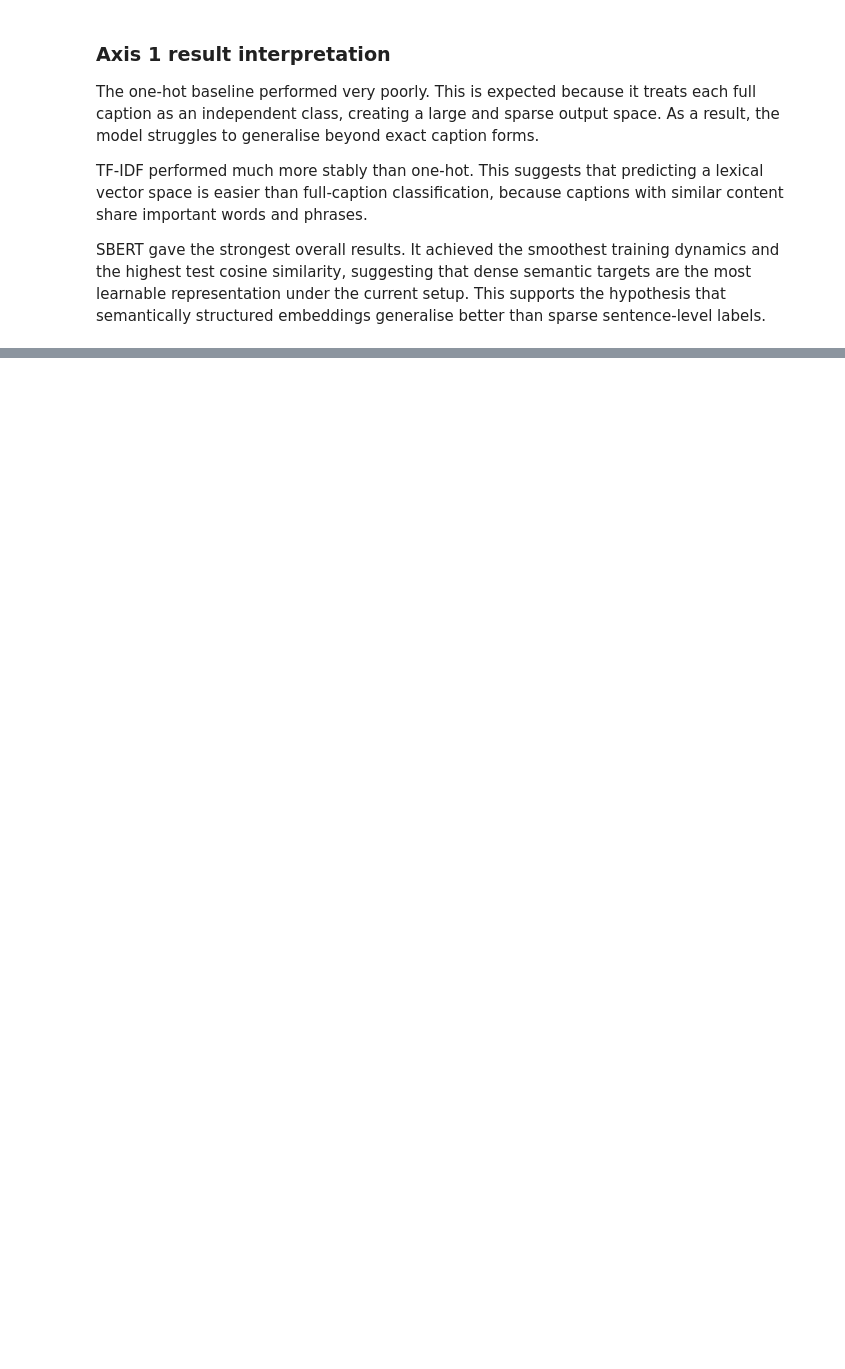
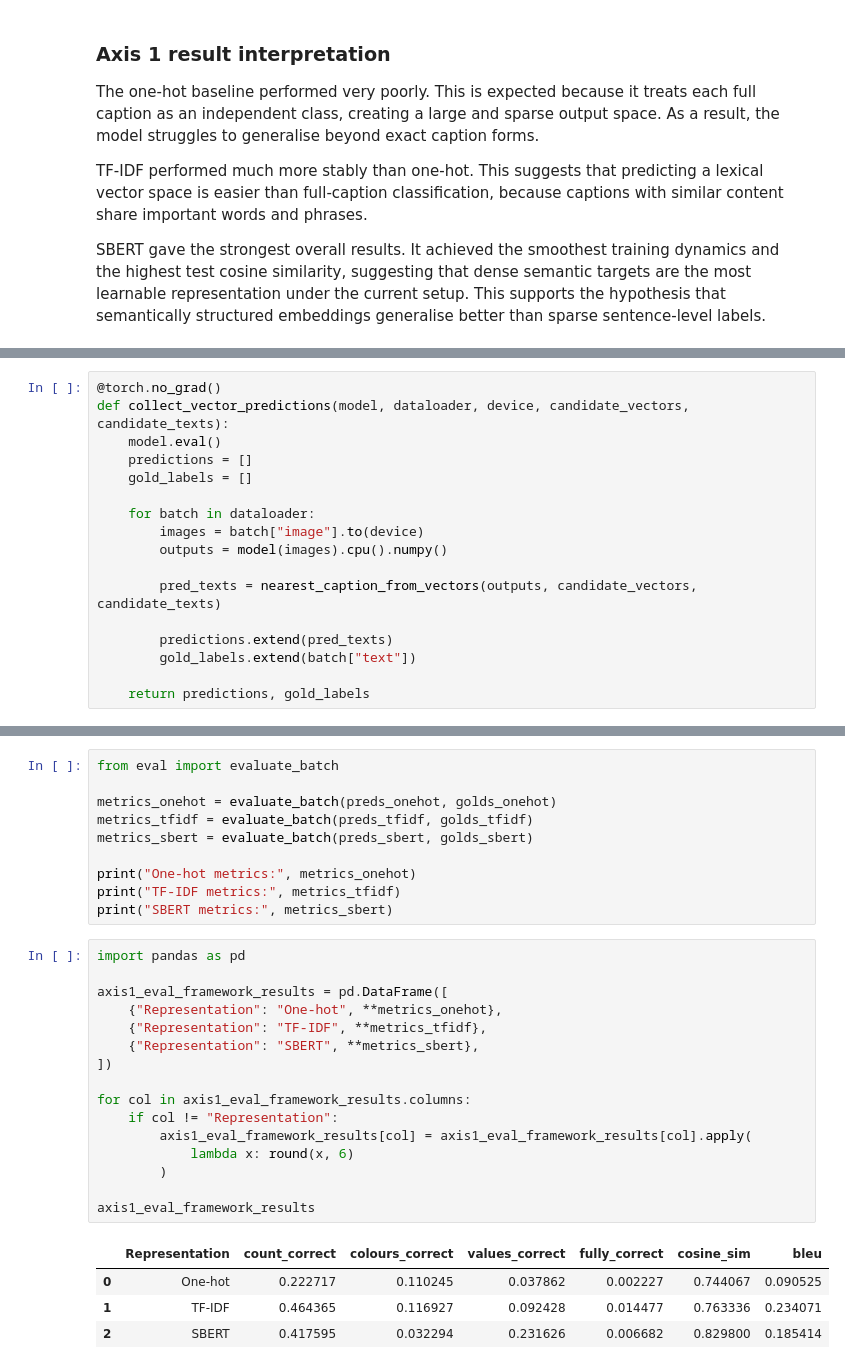
Before and after one commit to fwood9/AI-Text-Analytics-Group-Project, a Jupyter notebook: Working/A1_axis1_experiments_Liang.ipynb, the cells around one changed output, grey strips where cells are left out. Drawn from its saved outputs; the diff is of its cells as text; blank space fills up the shorter version.

```diff
--- a/Working/A1_axis1_experiments_Liang.ipynb
+++ b/Working/A1_axis1_experiments_Liang.ipynb
@@ -1316,0 +1370,17 @@ SBERT gave the strongest overall results. It achieved the smoothest training dyn
+# %%
+@torch.no_grad()
+def collect_vector_predictions(model, dataloader, device, candidate_vectors, candidate_texts):
+    model.eval()
+    predictions = []
+    gold_labels = []
+
+    for batch in dataloader:
+        images = batch["image"].to(device)
+        outputs = model(images).cpu().numpy()
+
+        pred_texts = nearest_caption_from_vectors(outputs, candidate_vectors, candidate_texts)
+
+        predictions.extend(pred_texts)
+        gold_labels.extend(batch["text"])
+
+    return predictions, gold_labels
@@ -1316,0 +1412,31 @@ SBERT gave the strongest overall results. It achieved the smoothest training dyn
+# %%
+from eval import evaluate_batch
+
+metrics_onehot = evaluate_batch(preds_onehot, golds_onehot)
+metrics_tfidf = evaluate_batch(preds_tfidf, golds_tfidf)
+metrics_sbert = evaluate_batch(preds_sbert, golds_sbert)
+
+print("One-hot metrics:", metrics_onehot)
+print("TF-IDF metrics:", metrics_tfidf)
+print("SBERT metrics:", metrics_sbert)
+# %%
+import pandas as pd
+
+axis1_eval_framework_results = pd.DataFrame([
+    {"Representation": "One-hot", **metrics_onehot},
+    {"Representation": "TF-IDF", **metrics_tfidf},
+    {"Representation": "SBERT", **metrics_sbert},
+])
+
+for col in axis1_eval_framework_results.columns:
+    if col != "Representation":
+        axis1_eval_framework_results[col] = axis1_eval_framework_results[col].apply(
+            lambda x: round(x, 6)
+        )
+
+axis1_eval_framework_results
+# %% [output]
+|  | Representation | count_correct | colours_correct | values_correct | fully_correct | cosine_sim | bleu |
+| 0 | One-hot | 0.222717 | 0.110245 | 0.037862 | 0.002227 | 0.744067 | 0.090525 |
+| 1 | TF-IDF | 0.464365 | 0.116927 | 0.092428 | 0.014477 | 0.763336 | 0.234071 |
+| 2 | SBERT | 0.417595 | 0.032294 | 0.231626 | 0.006682 | 0.829800 | 0.185414 |
```
Also changed, not shown: parts of 22 cells of this notebook.
